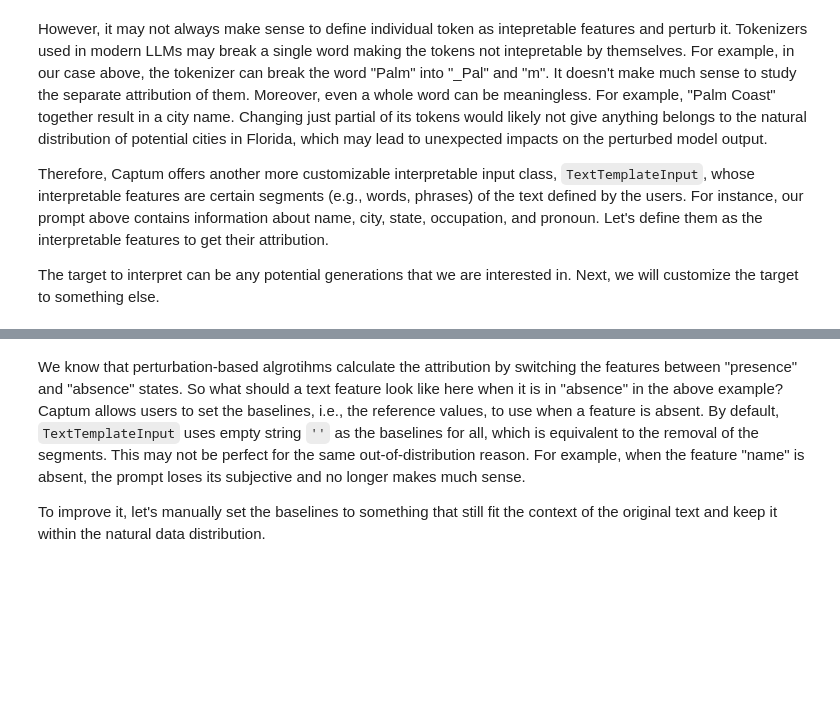
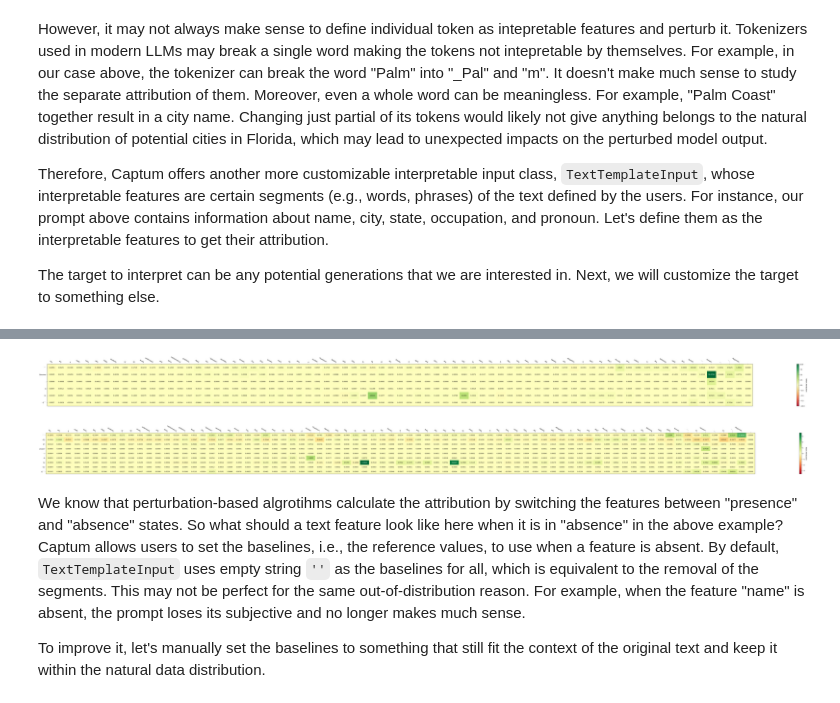
Before and after one commit to biancaraimondi/LLM_Format, a Jupyter notebook: main.ipynb, the cells around one changed output, grey strips where cells are left out. Saved outputs shown, nothing was run; the diff lists cells and outputs as text; code cells hidden in the pictures; blank space fills up the shorter version.

````diff
--- a/main.ipynb
+++ b/main.ipynb
@@ -42,9 +50,9 @@ def load_model(model_name, bnb_config):
 
     model = AutoModelForCausalLM.from_pretrained(
         model_name,
-        #quantization_config=bnb_config,
+        quantization_config=bnb_config,
         device_map="auto",  # dispatch efficiently the model on the available ressources
-        max_memory = {i: max_memory for i in range(n_gpus)},
+        max_memory = {i: max_memory for i in range(n_gpus)}
     )
     tokenizer = AutoTokenizer.from_pretrained(model_name, token=True)
 
@@ -130,3 +158,17 @@ However, it may not always make sense to define individual token as intepretable
 Therefore, Captum offers another more customizable interpretable input class, `TextTemplateInput`, whose interpretable features are certain segments (e.g., words, phrases) of the text defined by the users. For instance, our prompt above contains information about name, city, state, occupation, and pronoun. Let's define them as the interpretable features to get their attribution.
 
 The target to interpret can be any potential generations that we are interested in. Next, we will customize the target to something else.
+# %%
+#get from train.jsonl file the list of json objects with the following format: {"question": "Natalia sold clips to 48 of her friends in April, and then she sold half as many clips in May. How many clips did Natalia sell altogether in April and May?", "answer": "Natalia sold 48/2 = <<48/2=24>>24 clips in May.\nNatalia sold 48+24 = <<48+24=72>>72 clips altogether in April and May.\n#### 72"} {"question": "Weng ...
+
+import json
+
+path = "train.jsonl"
+data = []
+preprocessed_data = []
+with open(path, "r") as file:
+    data = [json.loads(line) for line in file]
+    preprocessed_data = [x["answer"].split("####")[1].strip() for x in data]
+
+display(data[0]["question"])
+display(preprocessed_data[0])
@@ -163,3 +232,32 @@ attr_res.plot_token_attr(show=True)
+# %%
+
+""" inp = TextTemplateInput(
+    template= eval_prompt,
+    values=[ "math", "Question", "Response", "Question"],
+) """
+inp = TextTemplateInput(
+    template= new_eval_prompt,
+    values=tokens_tb_analyzed,
+)
+
+#target = '72'
+target = "``` answer: " + str(preprocessed_data[question_id]) + " ```"
+attr_res = llm_attr.attribute(inp, target=target, skip_tokens=skip_tokens, do_sample=False)
+attr_res.plot_token_attr(show=True)
+
+
+inp = TextTemplateInput(
+    template= new_eval_prompt_json,
+    values=tokens_tb_analyzed_json,
+)
+
+#targetjson = '```json { "answer": 72 } ```'
+targetjson = '``` { "answer": ' + str(preprocessed_data[question_id]) + ' } ```'
+attr_res = llm_attr.attribute(inp, target=targetjson, skip_tokens=skip_tokens, do_sample=False)
+attr_res.plot_token_attr(show=True)
+# %% [output]
+[figure, added]
+[figure, added]
 # %% [markdown]
 We know that perturbation-based algrotihms calculate the attribution by switching the features between "presence" and "absence" states. So what should a text feature look like here when it is in "absence" in the above example? Captum allows users to set the baselines, i.e., the reference values, to use when a feature is absent. By default, `TextTemplateInput` uses empty string `''` as the baselines for all, which is equivalent to the removal of the segments. This may not be perfect for the same out-of-distribution reason. For example, when the feature "name" is absent, the prompt loses its subjective and no longer makes much sense.
 
````
Also changed, not shown: parts of 5 cells of this notebook, 2 other files.
